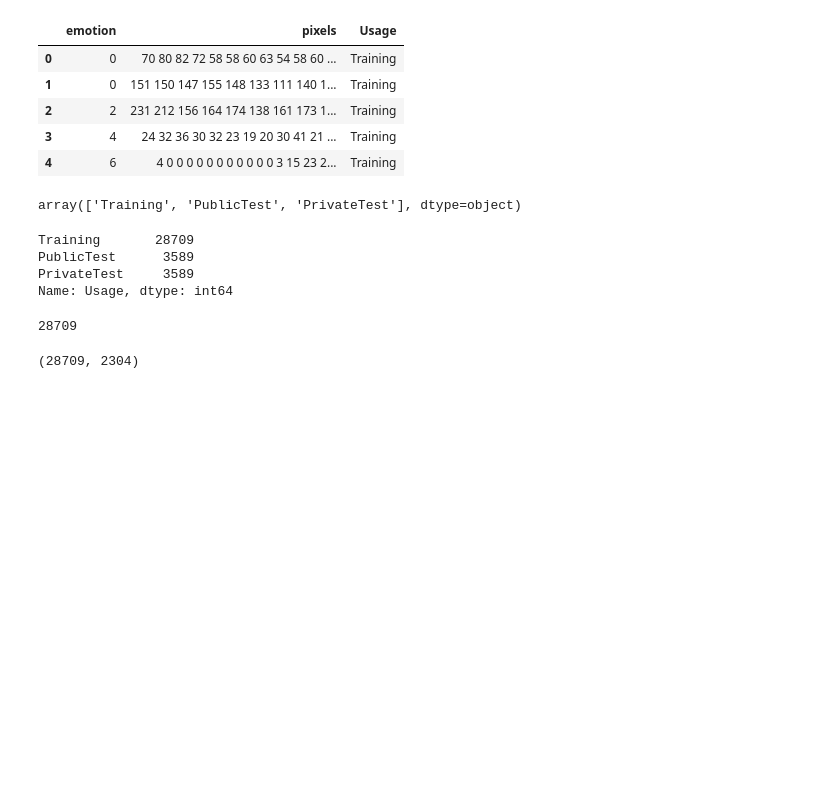
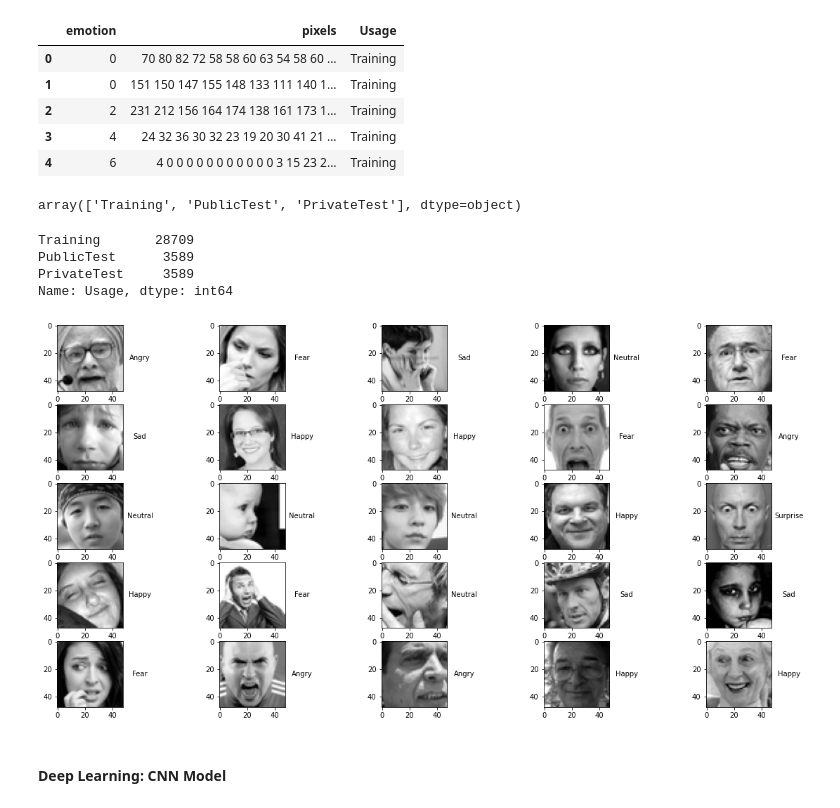
Before and after one commit to bwang98/CSCI2470_Final_Project, a Jupyter notebook: csci2470_project.ipynb, the cells around one changed output. Cells and saved outputs as stored; diff of their text form; code cells hidden in the pictures; blank space fills up the shorter version.

```diff
--- a/csci2470_project.ipynb
+++ b/csci2470_project.ipynb
@@ -30,6 +36,9 @@ Training       28709
 PublicTest      3589
 PrivateTest     3589
 Name: Usage, dtype: int64
+# %%
+emotions_dict = {0:"Angry", 1:"Disgust", 2: "Fear", 3: "Happy", 4: "Sad", 5:"Surprise", 6:"Neutral"}
+#0=Angry, 1=Disgust, 2=Fear, 3=Happy, 4=Sad, 5=Surprise, 6=Neutral
 # %%
 # Combining PublicTest and PrivateTest to the whole testing set
 df_training = df[df["Usage"] == "Training"]
@@ -43,7 +52,7 @@ df_testing = df[df["Usage"] != "Testing"]
 # create inputs and labels for the training set
 def get_inputs_labels(file_path):
     df = pd.read_csv(file_path)
-    inputs = [np.array(df["pixels"][i].split(" ")) for i in range(df.shape[0])]
+    inputs = [np.array(df["pixels"][i].split(" ")).astype(int) for i in range(df.shape[0])]
     labels = [df["emotion"][i] for i in range(df.shape[0])]
     assert len(inputs) == len(labels), "inputs and labels should have the same length."
     return np.array(inputs), np.array(labels)
@@ -58,11 +67,5 @@ def training_testing_prep(training_file_path, testing_file_path):
     testing_labels = tf.one_hot(testing_labels, 7, dtype=tf.float32)
 
     return training_inputs, training_labels, testing_inputs, testing_labels
-# %%
-len(labels)
-# %% [output]
-28709
-# %%
-np.array(inputs).shape
-# %% [output]
-(28709, 2304)
+# %%
+training_inputs, training_labels, testing_inputs, testing_label = training_testing_prep("data/train.csv", "data/test.csv")
@@ -68,0 +81,10 @@ np.array(inputs).shape
+# %%
+plt.figure(0, figsize=(20,10))
+for i in range(1, 26):
+    plt.subplot(5,5,i)
+    plt.imshow(training_inputs[i, :, :, 0], cmap="gray")
+    plt.text(60, 25, emotions_dict[list(training_labels[i].numpy()).index(1.0)], ha = "center")
+# %% [output]
+[figure, added]
+# %% [markdown]
+#### Deep Learning: CNN Model
```
Also changed, not shown: parts of 12 cells of this notebook.
